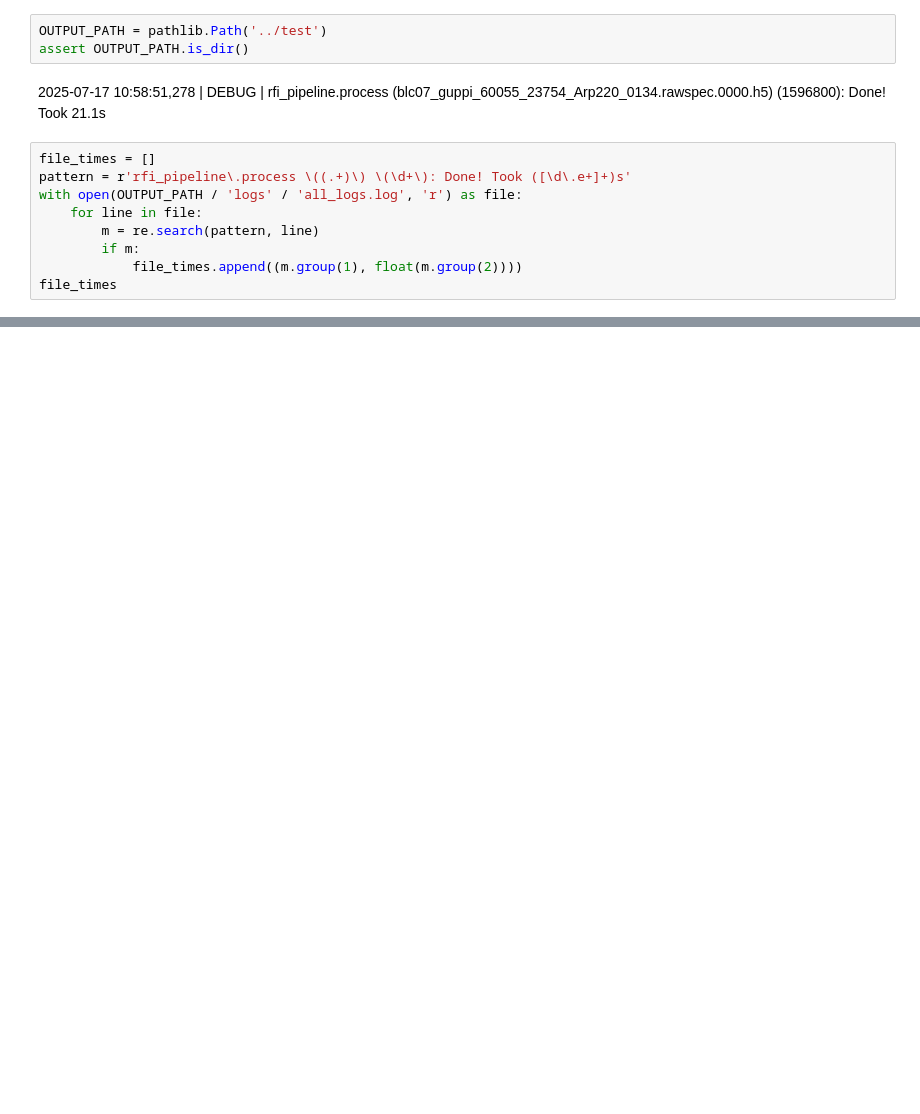
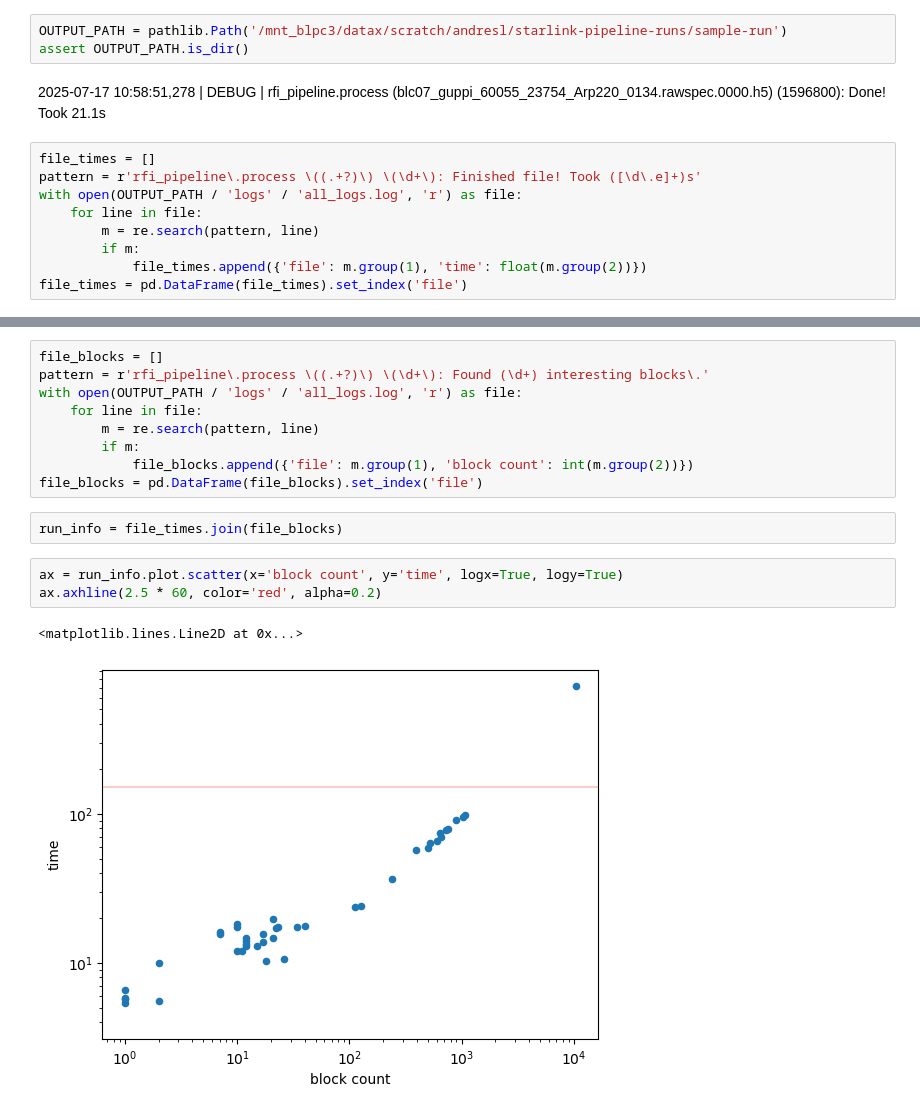
Before and after one commit to andres-luengo/bart, a Jupyter notebook: experiments/inspect_logs.ipynb, the cells around one changed output, grey strips where cells are left out. Saved outputs shown, nothing was run; the diff lists cells and outputs as text; blank space fills up the shorter version.

```diff
--- a/experiments/inspect_logs.ipynb
+++ b/experiments/inspect_logs.ipynb
@@ -11,14 +14,14 @@ import re
 # %%
-OUTPUT_PATH = pathlib.Path('../test')
+OUTPUT_PATH = pathlib.Path('/mnt_blpc3/datax/scratch/andresl/starlink-pipeline-runs/sample-run')
 assert OUTPUT_PATH.is_dir()
 # %% [markdown]
 2025-07-17 10:58:51,278 | DEBUG | rfi_pipeline.process (blc07_guppi_60055_23754_Arp220_0134.rawspec.0000.h5) (1596800): Done! Took 21.1s
 # %%
 file_times = []
-pattern = r'rfi_pipeline\.process \((.+)\) \(\d+\): Done! Took ([\d\.e+]+)s'
+pattern = r'rfi_pipeline\.process \((.+?)\) \(\d+\): Finished file! Took ([\d\.e]+)s'
 with open(OUTPUT_PATH / 'logs' / 'all_logs.log', 'r') as file:
     for line in file:
         m = re.search(pattern, line)
         if m:
-            file_times.append((m.group(1), float(m.group(2))))
-file_times
+            file_times.append({'file': m.group(1), 'time': float(m.group(2))})
+file_times = pd.DataFrame(file_times).set_index('file')
@@ -48,0 +28,17 @@ class Scanner(builtins.object)
+# %%
+file_blocks = []
+pattern = r'rfi_pipeline\.process \((.+?)\) \(\d+\): Found (\d+) interesting blocks\.'
+with open(OUTPUT_PATH / 'logs' / 'all_logs.log', 'r') as file:
+    for line in file:
+        m = re.search(pattern, line)
+        if m:
+            file_blocks.append({'file': m.group(1), 'block count': int(m.group(2))})
+file_blocks = pd.DataFrame(file_blocks).set_index('file')
+# %%
+run_info = file_times.join(file_blocks)
+# %%
+ax = run_info.plot.scatter(x='block count', y='time', logx=True, logy=True)
+ax.axhline(2.5 * 60, color='red', alpha=0.2)
+# %% [output]
+<matplotlib.lines.Line2D at 0x...>
+[figure, added]
```
Also changed, not shown: parts of 10 cells of this notebook, 3 other files.
